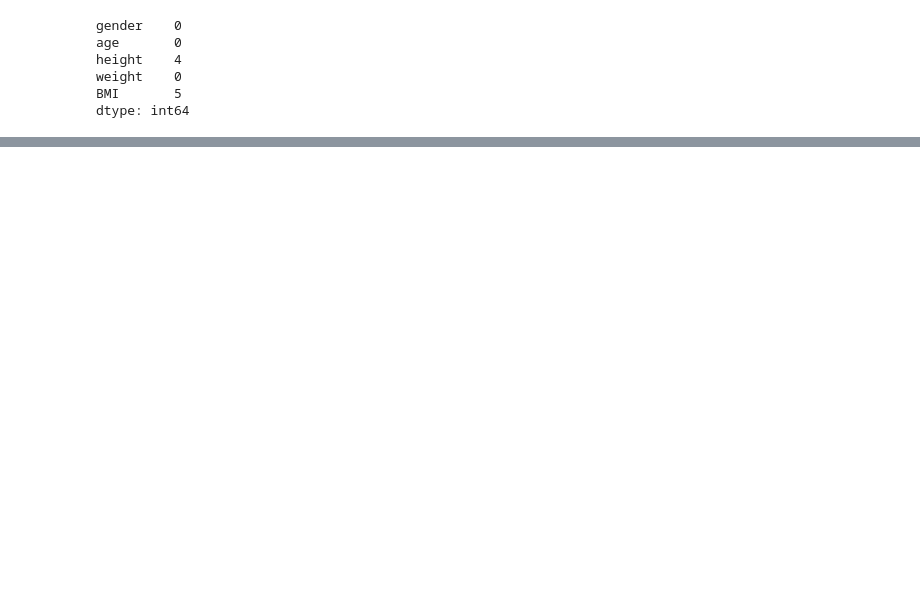
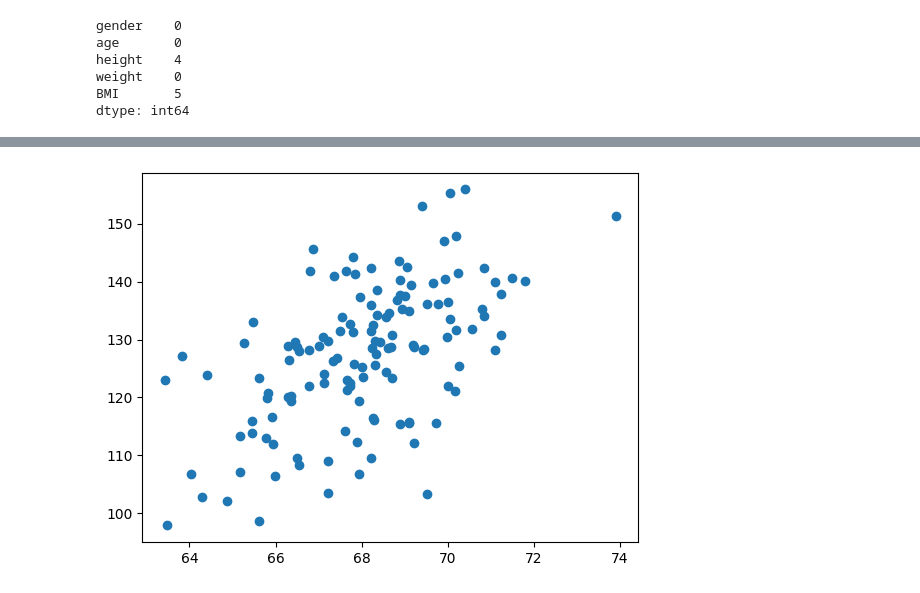
Before and after one commit to Seungminin/Data_Science, a Jupyter notebook: Assignment/Lab2.ipynb, the cells around one changed output, grey strips where cells are left out. Drawn from its saved outputs; the diff is of its cells as text; code cells hidden in the pictures; blank space fills up the shorter version.

```diff
--- a/Assignment/Lab2.ipynb
+++ b/Assignment/Lab2.ipynb
@@ -84,0 +331,5 @@ def bmi(weight,height):
+# %%
+plt.scatter(df['height'],df['weight'])
+plt.show()
+# %% [output]
+[figure, added]
```
Also changed, not shown: parts of 26 cells of this notebook.
